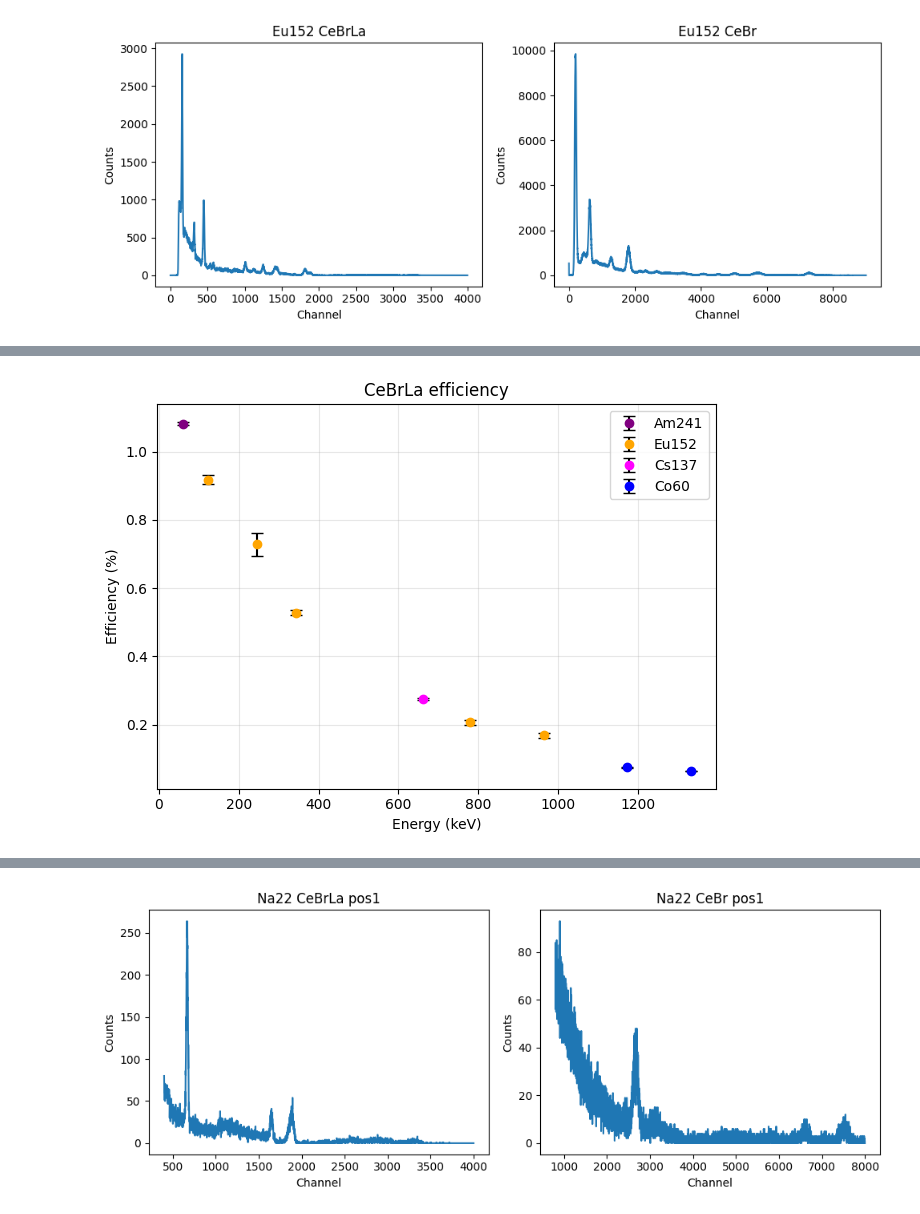
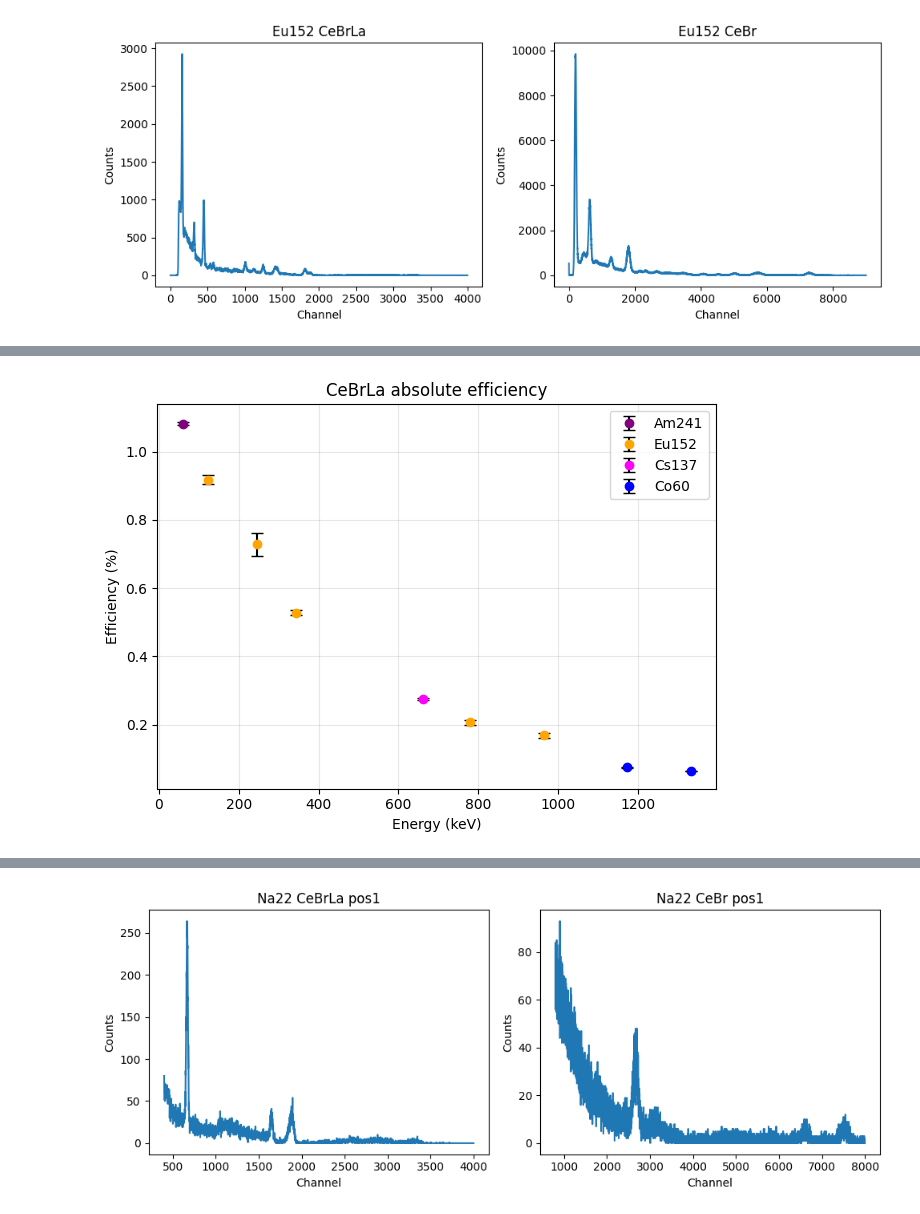
Before and after one commit to myrterombouts/PET-project, a Jupyter notebook: detector_props.ipynb, the cells around one changed output, grey strips where cells are left out. Saved outputs shown, nothing was run; the diff lists cells and outputs as text; code cells hidden in the pictures.

```diff
--- a/detector_props.ipynb
+++ b/detector_props.ipynb
@@ -884,19 +1034,19 @@ P-value =  0.0
 # %%
 used_labels = set()
 for i, p in enumerate(CeBrLa_fits):
     label = p["isotope"] if p["isotope"] not in used_labels else None
     used_labels.add(p["isotope"])
     plt.errorbar(x[i], p["eff"], yerr=p["eff_err"], fmt='o', color=p["color"], ecolor='black', capsize=4, label=label)
 
 plt.xlabel("Energy (keV)")
 plt.ylabel("Efficiency (%)")
-plt.title("CeBrLa efficiency")
+plt.title("CeBrLa absolute efficiency")
 plt.grid(True, alpha=0.3)
 plt.legend()
 plt.tight_layout()
 plt.show()
 # %% [output]
-[figure, old version]
+[figure, new version]
 # %%
 used_labels = set()
 for i, p in enumerate(CeBr_fits):
```
Also changed, not shown: parts of 33 cells of this notebook.
